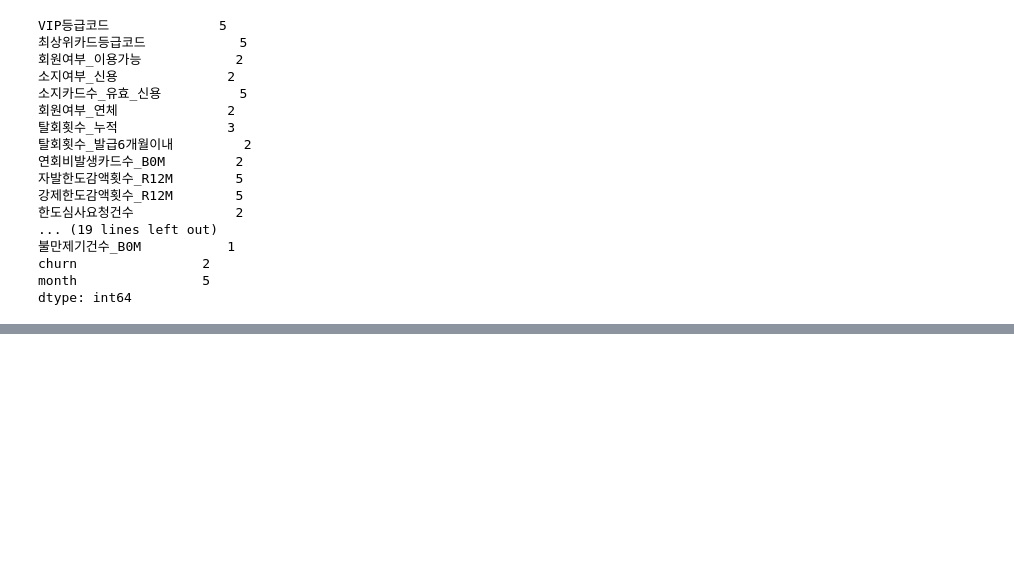
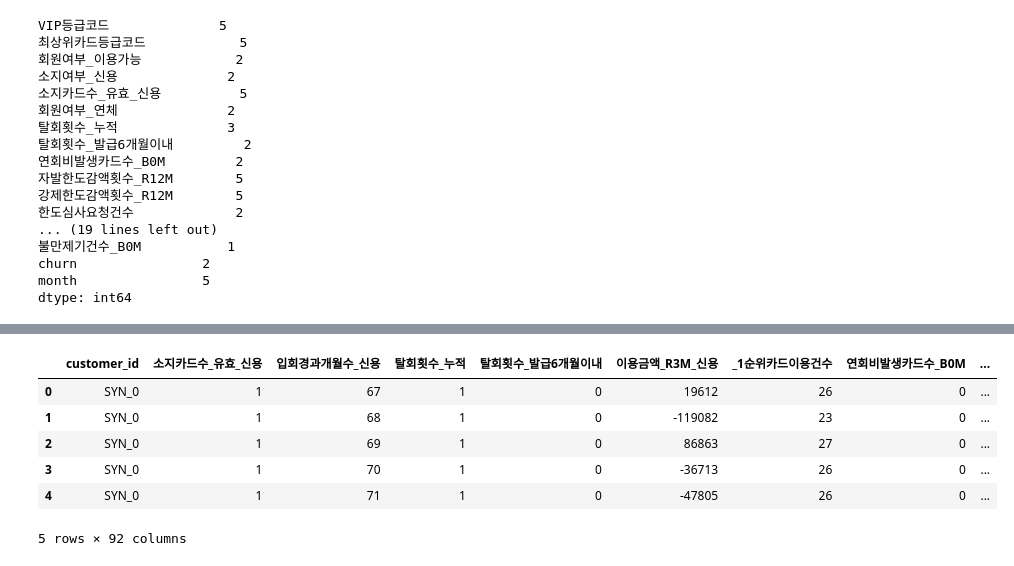
Before and after one commit to DANU011/ChurnTrack-XAI, a Jupyter notebook: eda_preprocessing.ipynb, the cells around one changed output, grey strips where cells are left out. Drawn from its saved outputs; the diff is of its cells as text; code cells hidden in the pictures; blank space fills up the shorter version.

```diff
--- a/eda_preprocessing.ipynb
+++ b/eda_preprocessing.ipynb
@@ -751,0 +874,14 @@ df_encoded.to_csv("processed_time_series.csv", index=False)
+# %%
+import pandas as pd
+
+df = pd.read_csv('processed_time_series.csv')
+# %%
+df.head()
+# %% [output]
+|  | customer_id | 소지카드수_유효_신용 | 입회경과개월수_신용 | 탈회횟수_누적 | 탈회횟수_발급6개월이내 | 이용금액_R3M_신용 | _1순위카드이용건수 | 연회비발생카드수_B0M | ... |
+| 0 | SYN_0 | 1 | 67 | 1 | 0 | 19612 | 26 | 0 | ... |
+| 1 | SYN_0 | 1 | 68 | 1 | 0 | -119082 | 23 | 0 | ... |
+| 2 | SYN_0 | 1 | 69 | 1 | 0 | 86863 | 27 | 0 | ... |
+| 3 | SYN_0 | 1 | 70 | 1 | 0 | -36713 | 26 | 0 | ... |
+| 4 | SYN_0 | 1 | 71 | 1 | 0 | -47805 | 26 | 0 | ... |
+5 rows × 92 columns
```
Also changed, not shown: parts of 17 cells of this notebook.
